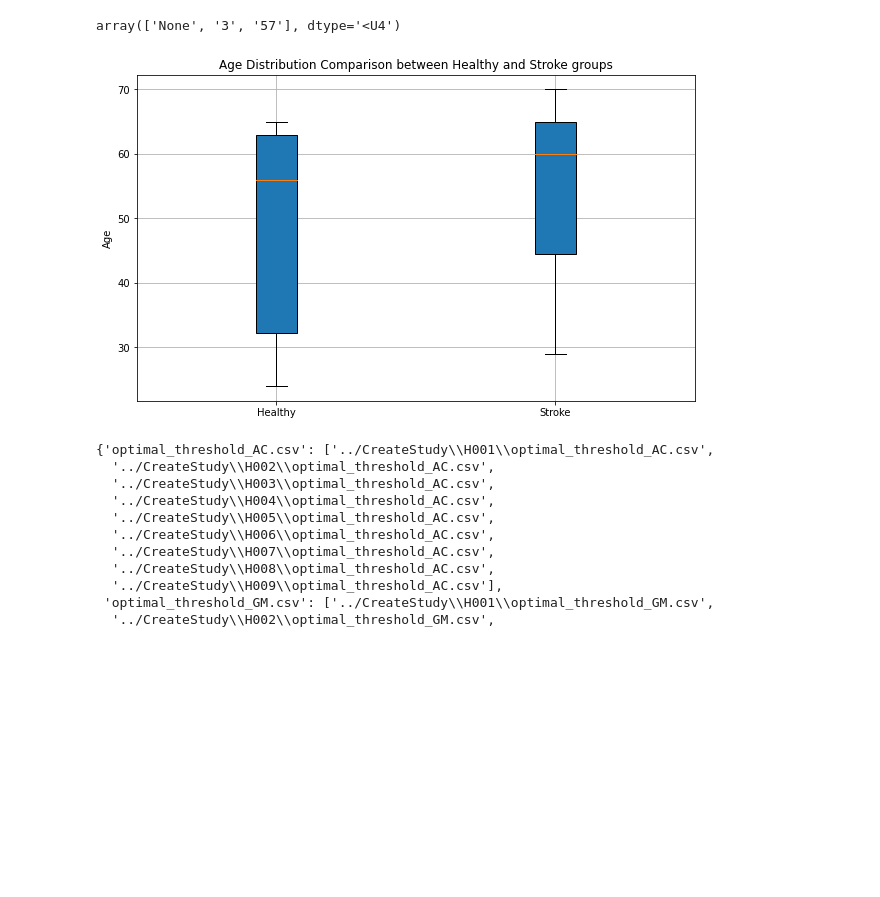
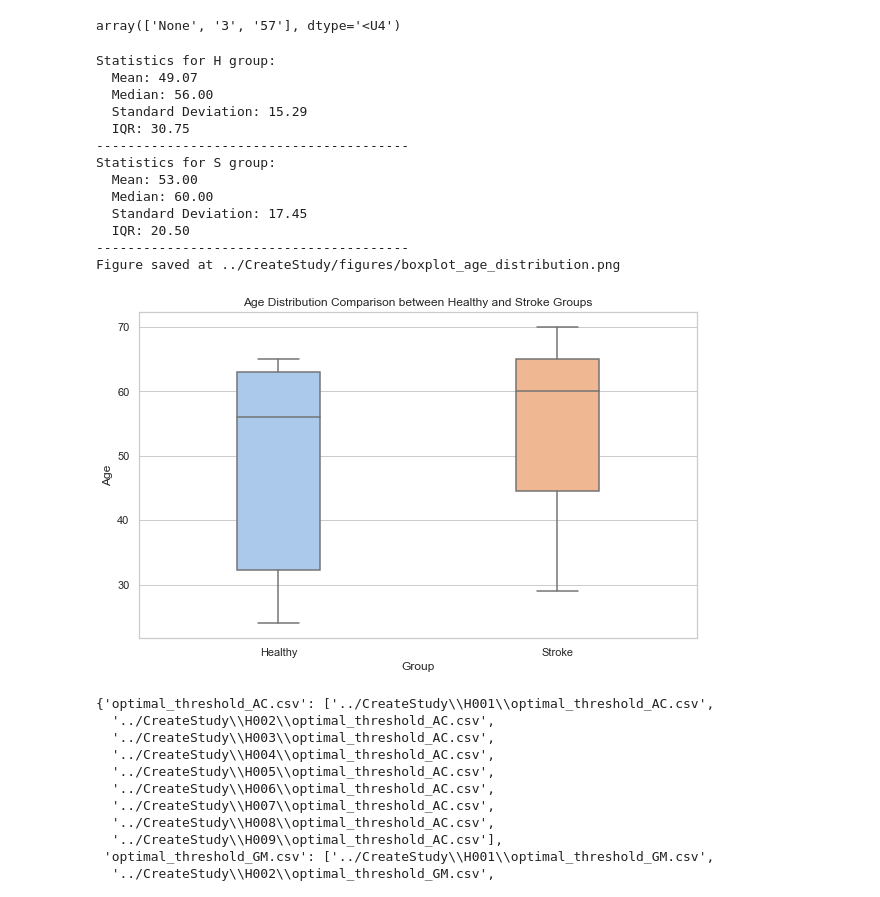
Before and after one commit to gloorli/ul-movement-tracking, a Jupyter notebook: age_distribution_analysis.ipynb, the cells around one changed output. Cells and saved outputs as stored; diff of their text form; code cells hidden in the pictures; blank space fills up the shorter version.

Commit message:
Some plotting modifications to save figures

```diff
--- a/age_distribution_analysis.ipynb
+++ b/age_distribution_analysis.ipynb
@@ -9,7 +5,7 @@ C:\Users\Pierre-Louis\anaconda3\lib\site-packages\numpy\.libs\libopenblas.XWYDX2
 #PATH
 screening_data = '../CreateStudy/screening_data.csv'
 initial_path = '../CreateStudy'
-figures_path =  '../CreateStudy/group_figures'
+figures_path =  '../CreateStudy/figures'
 # %%
 data_dict = extract_data_screening_participant(screening_data)
 # Access the healthy and stroke datasets separately
@@ -44,8 +105,21 @@ array(['None', '3', '57'], dtype='<U4')
 # %%
 # Plot Boxplot
-side_by_side_box_plot(healthy_age_array, stroke_age_array, labels=['H', 'S'], x_axis_labels=['Healthy', 'Stroke'])
+side_by_side_box_plot_age(healthy_age_array, stroke_age_array, labels=['H', 'S'], x_axis_labels=['Healthy', 'Stroke'], save_path = figures_path)
 # %% [output]
+Statistics for H group:
+  Mean: 49.07
+  Median: 56.00
+  Standard Deviation: 15.29
+  IQR: 30.75
+----------------------------------------
+Statistics for S group:
+  Mean: 53.00
+  Median: 60.00
+  Standard Deviation: 17.45
+  IQR: 20.50
+----------------------------------------
+Figure saved at ../CreateStudy/figures/boxplot_age_distribution.png
-[figure, old version]
+[figure, new version]
 # %%
 ## CORRELATION ##
 # %%
```
Also changed, not shown: parts of 2 cells of this notebook, 6 other files.
